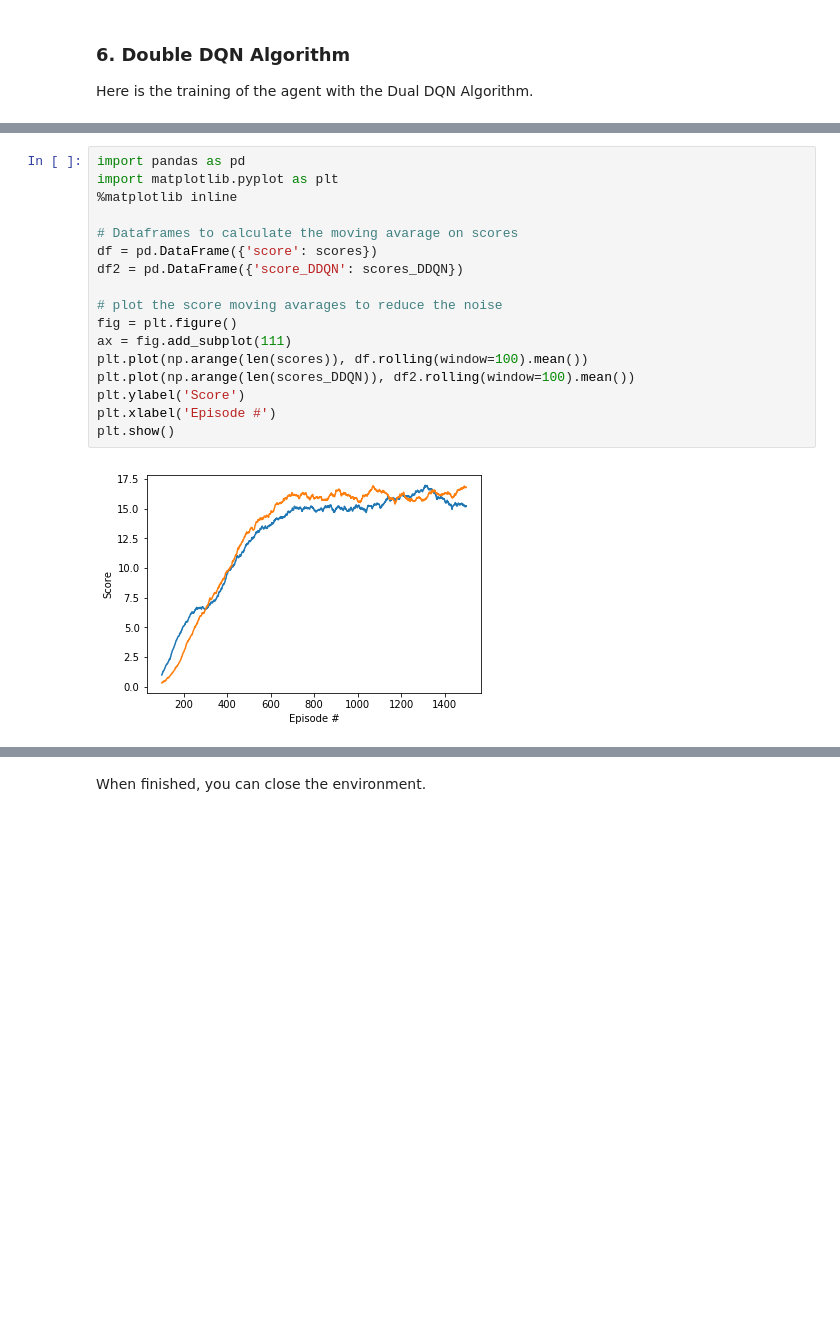
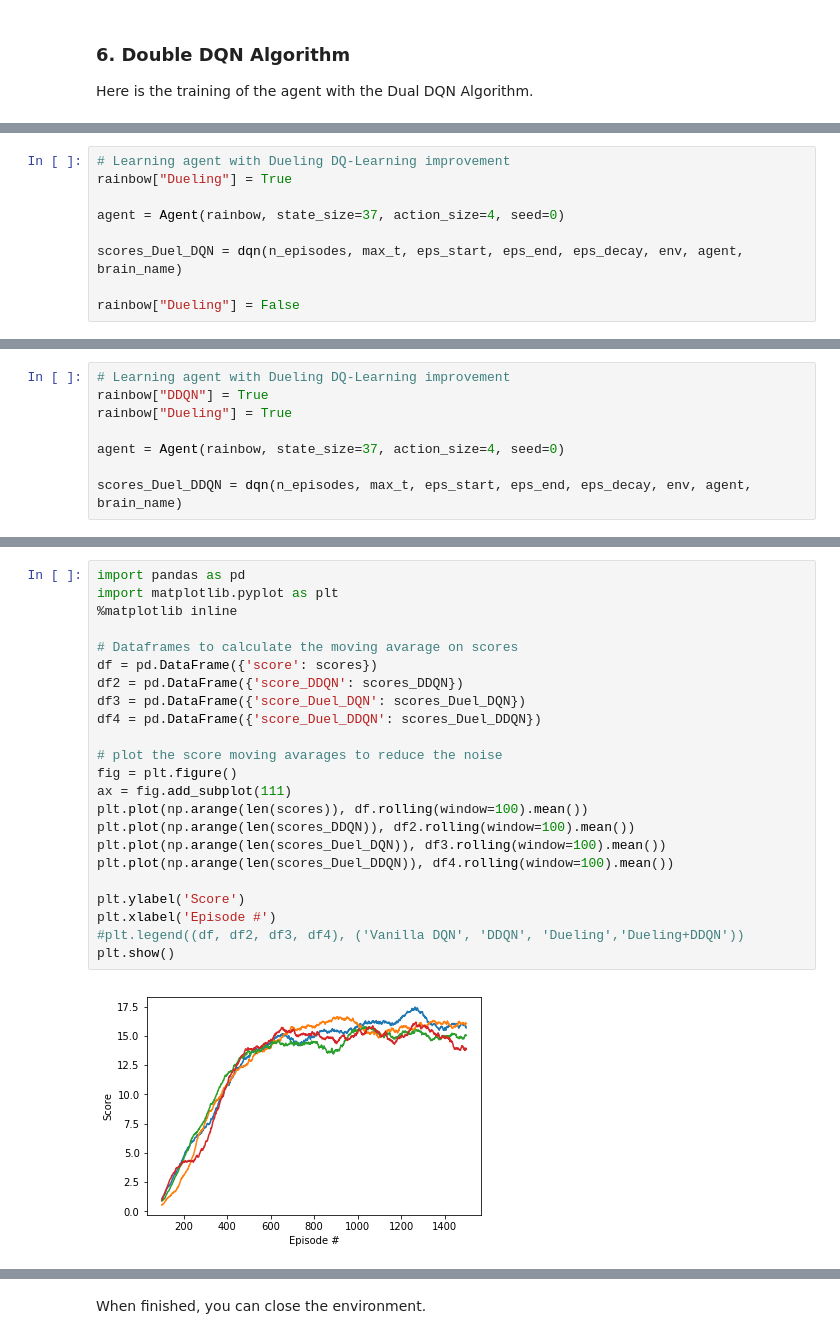
Before and after one commit to Segnale/DRL_Project1-Navigation, a Jupyter notebook: Navigation.ipynb, the cells around one changed output, grey strips where cells are left out. Saved outputs shown, nothing was run; the diff lists cells and outputs as text; blank space fills up the shorter version.

Commit message:
Dueling Network implementation
Implementation of Dueling Network Architecture

```diff
--- a/Navigation.ipynb
+++ b/Navigation.ipynb
@@ -198,0 +202,9 @@ Agent learning for 1500 episodes!       Best Average Score: 16.93
+# %%
+# Learning agent with Dueling DQ-Learning improvement
+rainbow["Dueling"] = True
+
+agent = Agent(rainbow, state_size=37, action_size=4, seed=0)
+
+scores_Duel_DQN = dqn(n_episodes, max_t, eps_start, eps_end, eps_decay, env, agent, brain_name)
+
+rainbow["Dueling"] = False
@@ -198,0 +232,8 @@ Agent learning for 1500 episodes!       Best Average Score: 16.93
+# %%
+# Learning agent with Dueling DQ-Learning improvement
+rainbow["DDQN"] = True
+rainbow["Dueling"] = True
+
+agent = Agent(rainbow, state_size=37, action_size=4, seed=0)
+
+scores_Duel_DDQN = dqn(n_episodes, max_t, eps_start, eps_end, eps_decay, env, agent, brain_name)
@@ -203,20 +262,26 @@ A moving avarage has been used to reduce the noise of the results and make more
 # %%
 import pandas as pd
 import matplotlib.pyplot as plt
 %matplotlib inline
 
 # Dataframes to calculate the moving avarage on scores
 df = pd.DataFrame({'score': scores})
 df2 = pd.DataFrame({'score_DDQN': scores_DDQN})
+df3 = pd.DataFrame({'score_Duel_DQN': scores_Duel_DQN})
+df4 = pd.DataFrame({'score_Duel_DDQN': scores_Duel_DDQN})
 
 # plot the score moving avarages to reduce the noise
 fig = plt.figure()
 ax = fig.add_subplot(111)
 plt.plot(np.arange(len(scores)), df.rolling(window=100).mean())
 plt.plot(np.arange(len(scores_DDQN)), df2.rolling(window=100).mean())
+plt.plot(np.arange(len(scores_Duel_DQN)), df3.rolling(window=100).mean())
+plt.plot(np.arange(len(scores_Duel_DDQN)), df4.rolling(window=100).mean())
+
 plt.ylabel('Score')
 plt.xlabel('Episode #')
+#plt.legend((df, df2, df3, df4), ('Vanilla DQN', 'DDQN', 'Dueling','Dueling+DDQN'))
 plt.show()
 # %% [output]
-[figure, old version]
+[figure, new version]
 # %% [markdown]
```
Also changed, not shown: parts of 10 cells of this notebook, 4 other files.
